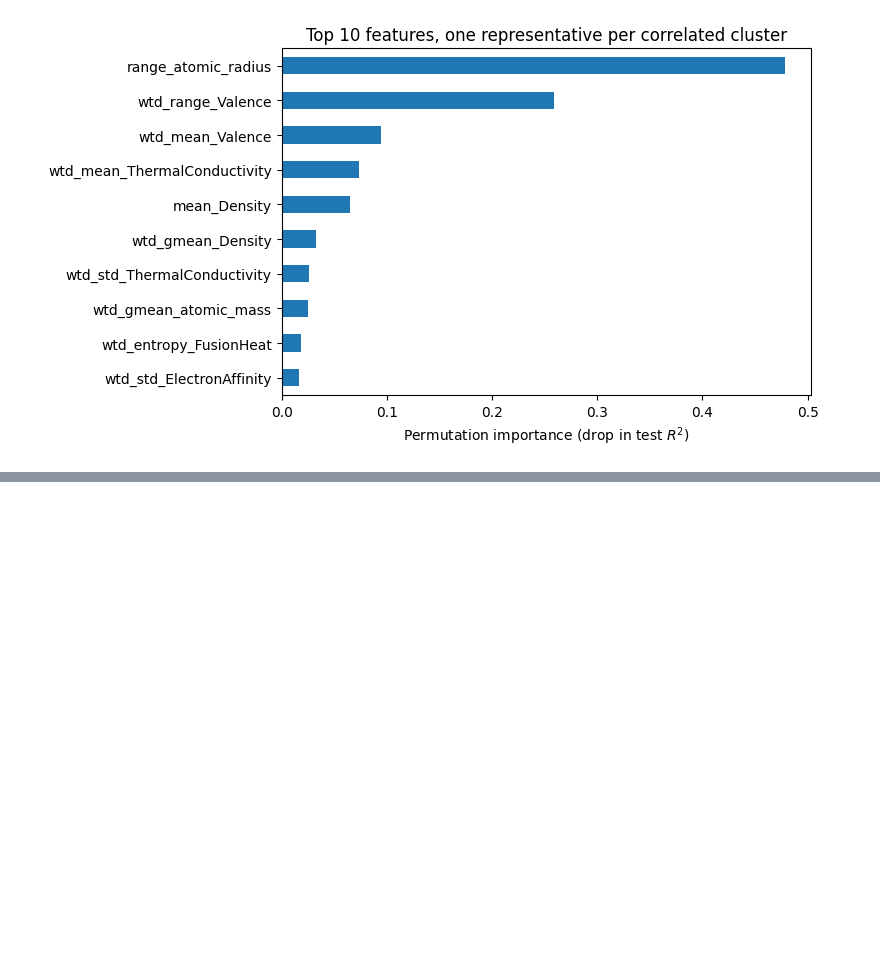
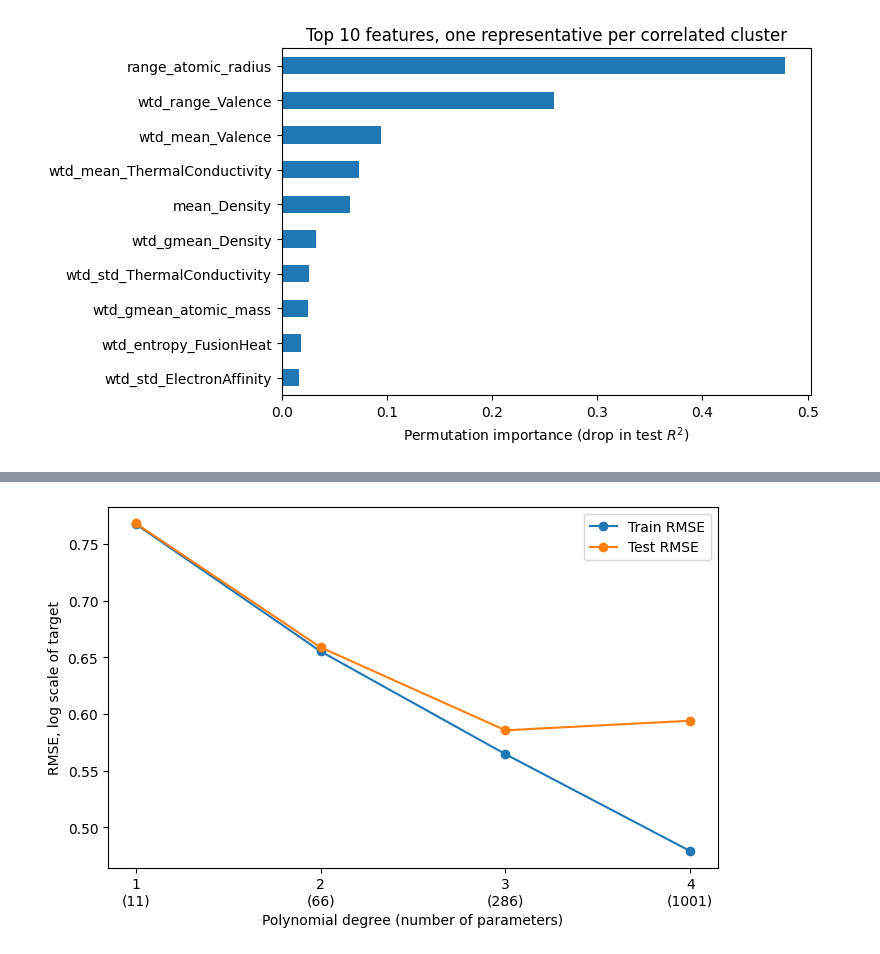
Before and after one commit to SimenGud/ML-Oblig-1, a Jupyter notebook: ML-Oblig1.ipynb, the cells around one changed output, grey strips where cells are left out. Saved outputs shown, nothing was run; the diff lists cells and outputs as text; code cells hidden in the pictures; blank space fills up the shorter version.

```diff
--- a/ML-Oblig1.ipynb
+++ b/ML-Oblig1.ipynb
@@ -452,0 +474,22 @@ plt.show()
+# %%
+def poly(deg):
+    return lambda: make_pipeline(StandardScaler(),
+                                 PolynomialFeatures(deg, include_bias=False),
+                                 LinearRegression())
+
+models_2a = {
+    "Degree 1, top 10": (poly(1), TOP10, 11),
+    "Degree 2, top 10": (poly(2), TOP10, 66),
+    "Degree 3, top 10": (poly(3), TOP10, 286),
+    "Degree 4, top 10": (poly(4), TOP10, 1001),
+    "Linear, all 81":   (poly(1), ALL, 82),
+}
+
+results_2a = {name: cv_model(mk, feats) for name, (mk, feats, _) in models_2a.items()}
+
+summary = pd.DataFrame({name: res.mean() for name, res in results_2a.items()}).T
+summary.insert(0, "params", [p for _, _, p in models_2a.values()])
+with pd.option_context("display.float_format", "{:.4f}".format, "display.width", 200):
+    print(summary)
+    print("\nTest R2 per fold:")
+    print(pd.DataFrame({name: res["r2"] for name, res in results_2a.items()}))
@@ -452,0 +511,17 @@ plt.show()
+# %%
+names = [f"Degree {d}, top 10" for d in [1, 2, 3, 4]]
+train = [results_2a[n]["rmse_train"].mean() for n in names]
+test = [results_2a[n]["rmse"].mean() for n in names]
+
+plt.figure(figsize=(7, 4.5))
+plt.plot([1, 2, 3, 4], train, "o-", label="Train RMSE")
+plt.plot([1, 2, 3, 4], test, "o-", label="Test RMSE")
+plt.xticks([1, 2, 3, 4], ["1\n(11)", "2\n(66)", "3\n(286)", "4\n(1001)"])
+plt.xlabel("Polynomial degree (number of parameters)")
+plt.ylabel("RMSE, log scale of target")
+# plt.yscale("log")
+plt.legend(); plt.tight_layout()
+plt.savefig("figures/q22a_degree.pdf", bbox_inches="tight")
+plt.show()
+# %% [output]
+[figure, added]
```
Also changed, not shown: parts of 5 cells of this notebook.
